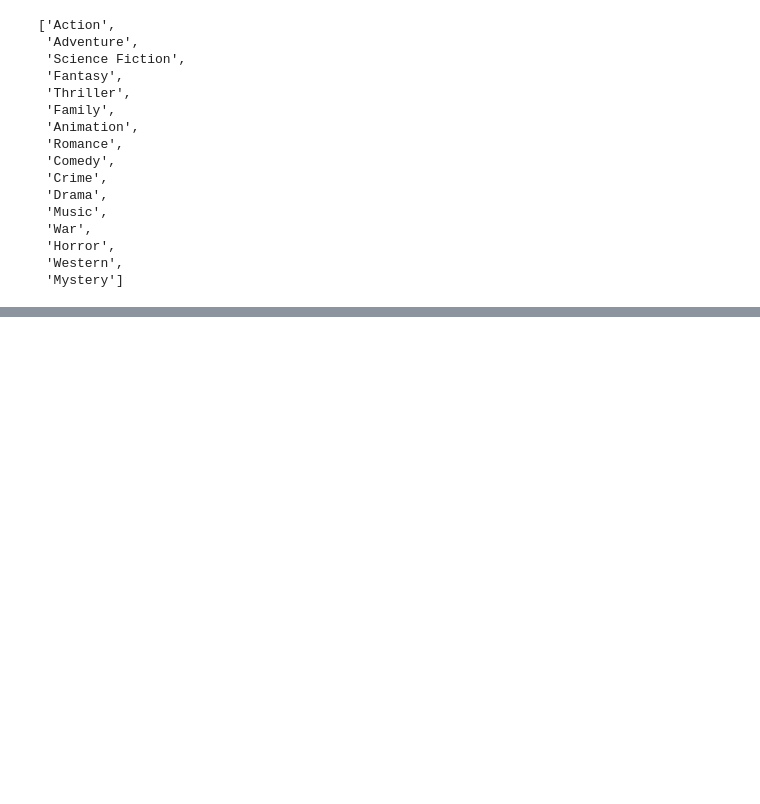
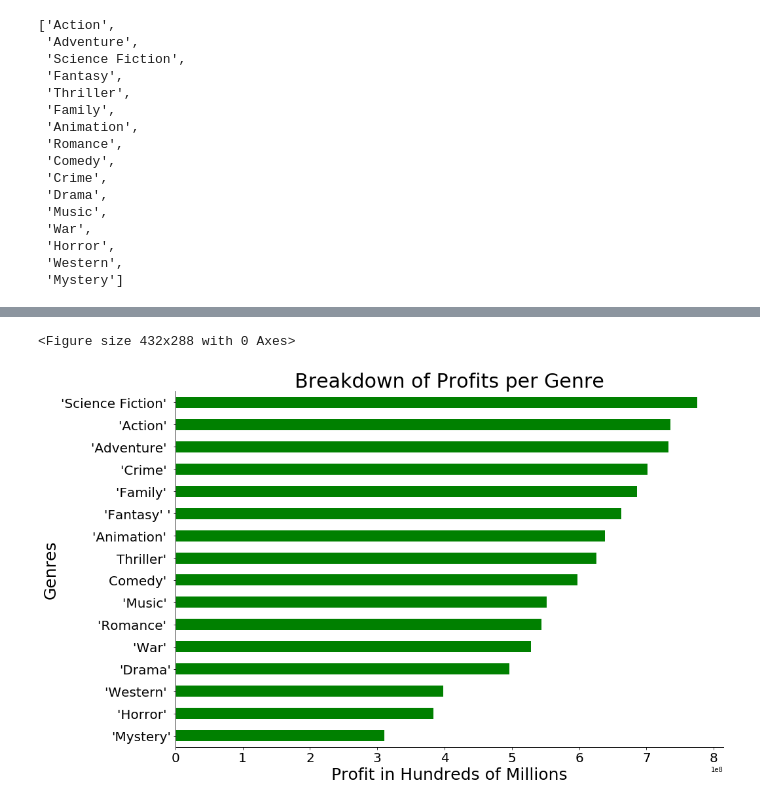
Before and after one commit to Pugzworth/Flatiron_Mod_1_Project, a Jupyter notebook: Jupyter Notebooks/Genre_Profit Breakdown.ipynb, the cells around one changed output, grey strips where cells are left out. Saved outputs shown, nothing was run; the diff lists cells and outputs as text; code cells hidden in the pictures; blank space fills up the shorter version.

Commit message:
Final Commit with Graph Creation

```diff
--- a/Jupyter Notebooks/Genre_Profit Breakdown.ipynb
+++ b/Jupyter Notebooks/Genre_Profit Breakdown.ipynb
@@ -93,0 +74,4 @@ df_100
+# %%
+df_gp = pd.read_csv('gp.csv')
+# %%
+df_gp = df_gp.sort_values(by='Unnamed: 1',ascending=True)
@@ -93,0 +82,23 @@ df_100
+# %%
+fig = plt.figure()
+# ax = fig.add_axes([0,0,1,1])
+
+y = df_gp['Unnamed: 1']
+x = df_gp['Unnamed: 0.1']
+# colors = (0.2,0.2,0.2,0.2,0.2,0.2,0.2,0.2,0.2,0.2,)
+
+barh = pd.DataFrame(np.array(y).T, index=x.values).plot(kind='barh', figsize=(15,10), color='green',legend=None)
+plt.ylabel('Genres', fontsize=25)
+plt.yticks(fontsize = 20)
+plt.xlabel('Profit in Hundreds of Millions',fontsize=25)
+plt.xticks(fontsize = 20)
+plt.title('Breakdown of Profits per Genre',fontsize=30)
+barh.spines['top'].set_visible(False)
+barh.spines['right'].set_visible(False)
+barh.spines['bottom'].set_linewidth(1)
+barh.spines['left'].set_visible(True)
+fig.savefig('foo.png',transparent = True)
+plt.show()
+# %% [output]
+<Figure size 432x288 with 0 Axes>
+[figure, added]
```
Also changed, not shown: parts of 7 cells of this notebook.
